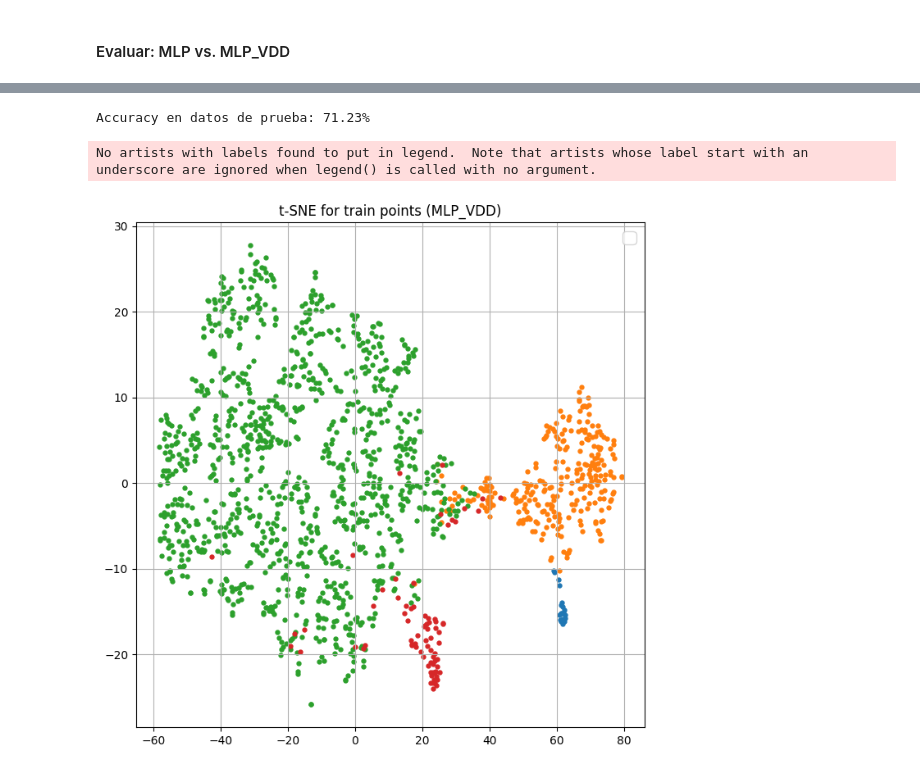
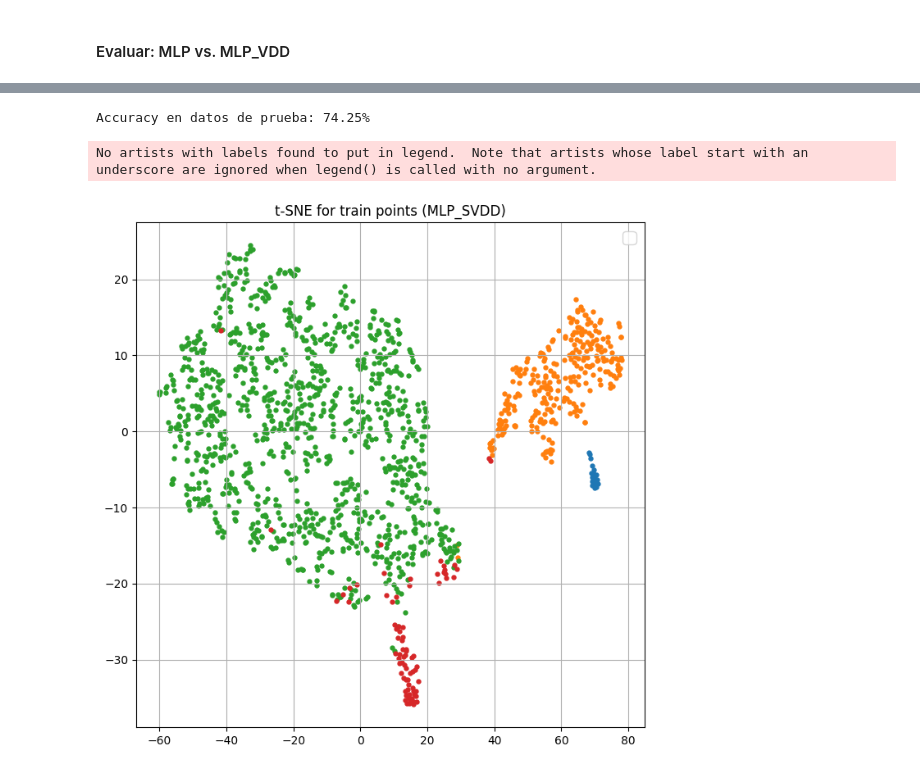
Before and after one commit to juansebm/EL4106-1-SN-Classifier, a Jupyter notebook: RF&MLP.ipynb, the cells around one changed output, grey strips where cells are left out. Drawn from its saved outputs; the diff is of its cells as text; code cells hidden in the pictures.

```diff
--- a/RF&MLP.ipynb
+++ b/RF&MLP.ipynb
@@ -600,7 +566,7 @@ train_losses = []
 val_losses = []
 
 # Definir el número de épocas
-num_epochs = 500
+num_epochs = 50
 
 # Entrenamiento del modelo
 for epoch in range(num_epochs):
@@ -841,36 +950,36 @@ with torch.no_grad():
     accuracy = accuracy_score(y_test_tensor.numpy(), predicted_classes.numpy())
     print(f'Accuracy en datos de prueba: {accuracy * 100:.2f}%')
 # %% [output]
-Accuracy en datos de prueba: 71.23%
+Accuracy en datos de prueba: 74.25%
 # %%
 from sklearn.manifold import TSNE
 
 model.load_state_dict(torch.load('SVDDmlp.pth'))
 model.eval()  # Poner el modelo en modo de evaluación
 
 # Extraer el espacio latente
 latents_train, labels_train = model.get_latent_space(train_loader)
 
 # Aplicar t-SNE
 latents_train_np = latents_train.numpy()  # Convertir a numpy para t-SNE
 labels_train_np = labels_train.numpy()
 
 tsne = TSNE(n_components=2, random_state=42)
 latents_2d = tsne.fit_transform(latents_train_np)
 
 # Visualizar
 plt.figure(figsize=(8,8))
-plt.title('t-SNE for train points (MLP_VDD)')
+plt.title('t-SNE for train points (MLP_SVDD)')
 
 # Colores
 for key in range(len(np.unique(labels_train_np))):
     plt.scatter(latents_2d[:, 0][labels_train_np == key],
                 latents_2d[:, 1][labels_train_np == key],
                 s=50, alpha=1, marker='.')
 
 plt.legend(fontsize=15)
 plt.grid(True)
 plt.show()
 # %% [output]
 No artists with labels found to put in legend.  Note that artists whose label start with an underscore are ignored when legend() is called with no argument.
-[figure, old version]
+[figure, new version]
```
Also changed, not shown: parts of 23 cells of this notebook, 8 other files.
